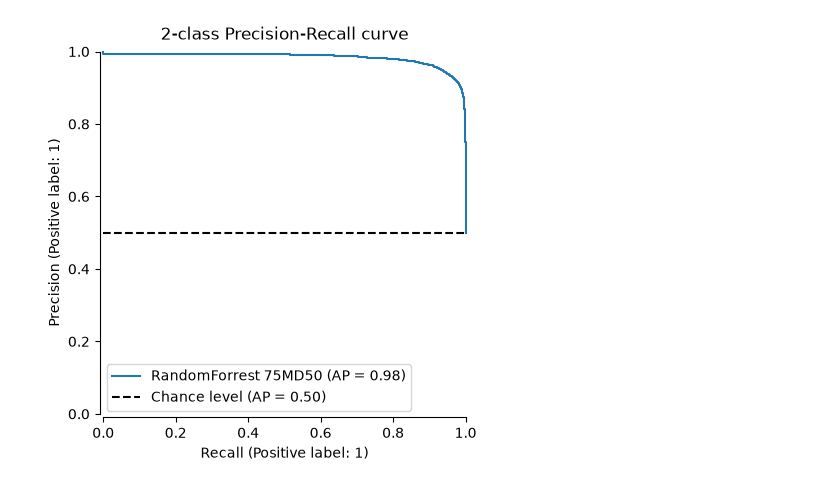
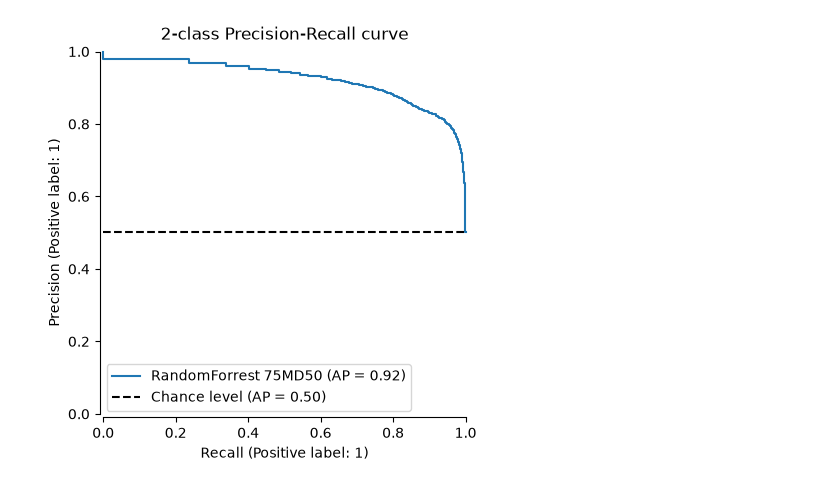
Before and after one commit to iDelfin/-species-analysis-cw-aml-26, a Jupyter notebook: randomForrestPresence.ipynb, the cells around one changed output. Cells and saved outputs as stored; diff of their text form; code cells hidden in the pictures.

```diff
--- a/randomForrestPresence.ipynb
+++ b/randomForrestPresence.ipynb
@@ -456,3 +202,3 @@ print(len(np.unique(y_train_2_pp)))
 # %%
 rfc = RandomForestClassifier(criterion="entropy", random_state=SEED)
-rfc = rfc.fit(X_train_pp, y_train_pp)
+rfc = rfc.fit(train_set.drop("present",axis=1), train_set["present"])
@@ -517,6 +273,6 @@ plt.show()
 # %%
-display = PrecisionRecallDisplay.from_estimator(rfc, X_val_pp, y_val_pp, name="RandomForrest 75MD50", plot_chance_level=True, despine=True)
+display = PrecisionRecallDisplay.from_estimator(rfc, valid_set.drop("present", axis=1), valid_set["present"], name="RandomForrest 75MD50", plot_chance_level=True, despine=True)
 _ = display.ax_.set_title("2-class Precision-Recall curve")
 display.ax_.figure.set_figwidth(20)
 # %% [output]
-[figure, old version]
+[figure, new version]
```
Also changed, not shown: parts of 14 cells of this notebook.
